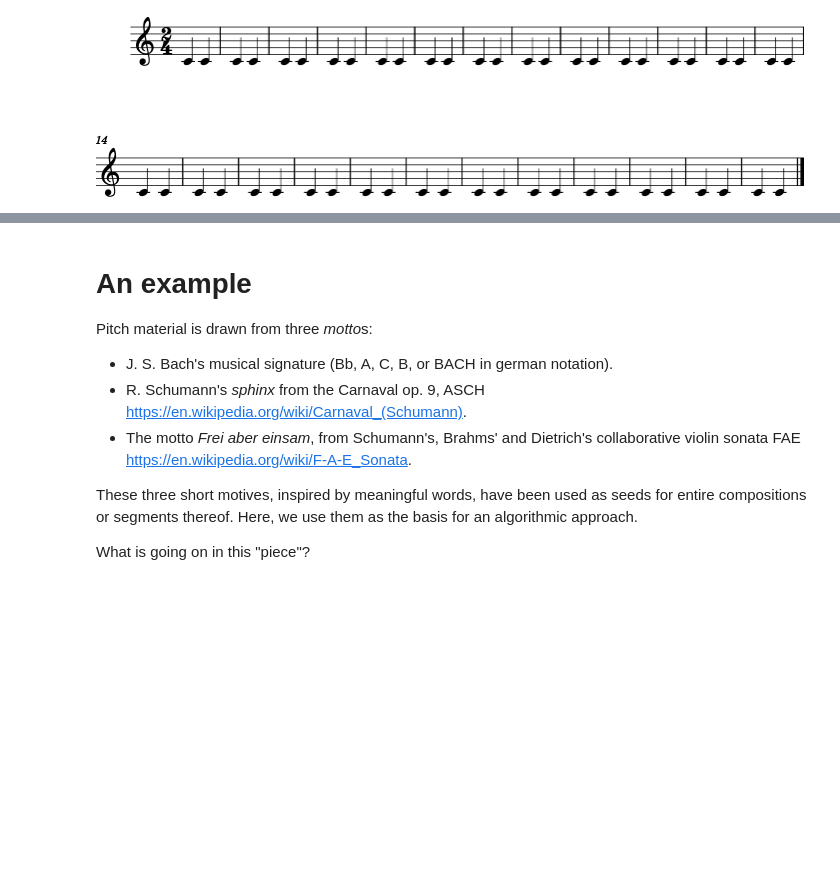
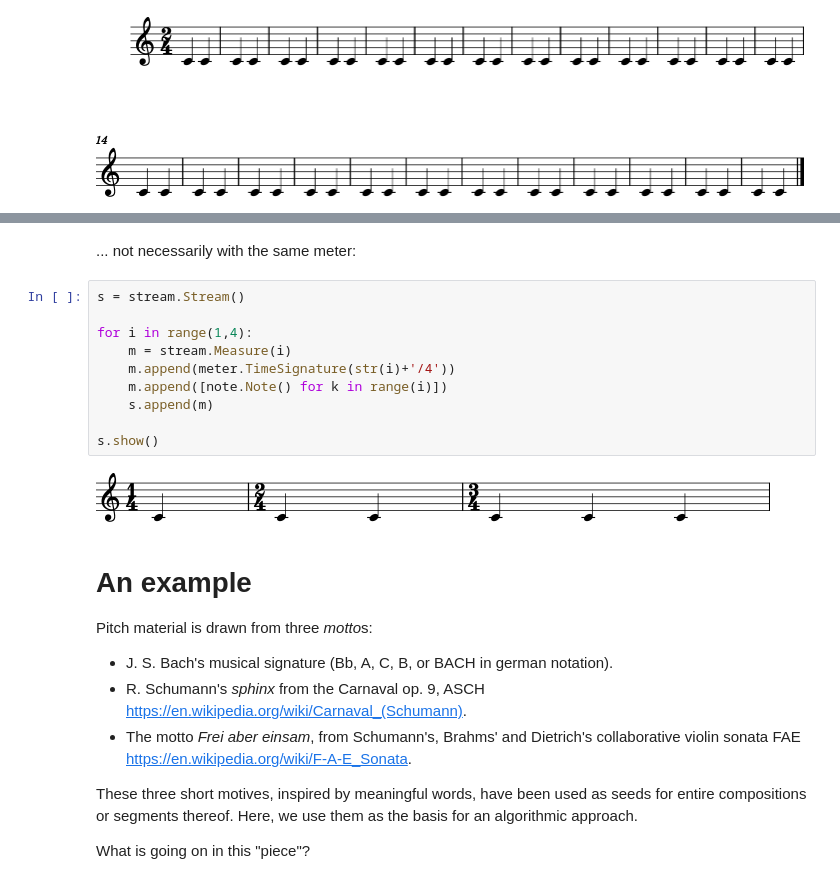
Before and after one commit to GabrieleCecchetti/AlgCompPrep, a Jupyter notebook: AlgComp2021_N1_Intro.ipynb, the cells around one changed output, grey strips where cells are left out. Cells and saved outputs as stored; diff of their text form; blank space fills up the shorter version.

```diff
--- a/AlgComp2021_N1_Intro.ipynb
+++ b/AlgComp2021_N1_Intro.ipynb
@@ -326,3 +339,17 @@ s.show()
+# %% [markdown]
+... not necessarily with the same meter:
+# %%
+s = stream.Stream()
+
+for i in range(1,4):
+    m = stream.Measure(i)
+    m.append(meter.TimeSignature(str(i)+'/4'))
+    m.append([note.Note() for k in range(i)])
+    s.append(m)
+
+s.show()
+# %% [output]
+[figure, added]
 # %% [markdown]
 # An example
 
```
Also changed, not shown: parts of 6 cells of this notebook.
